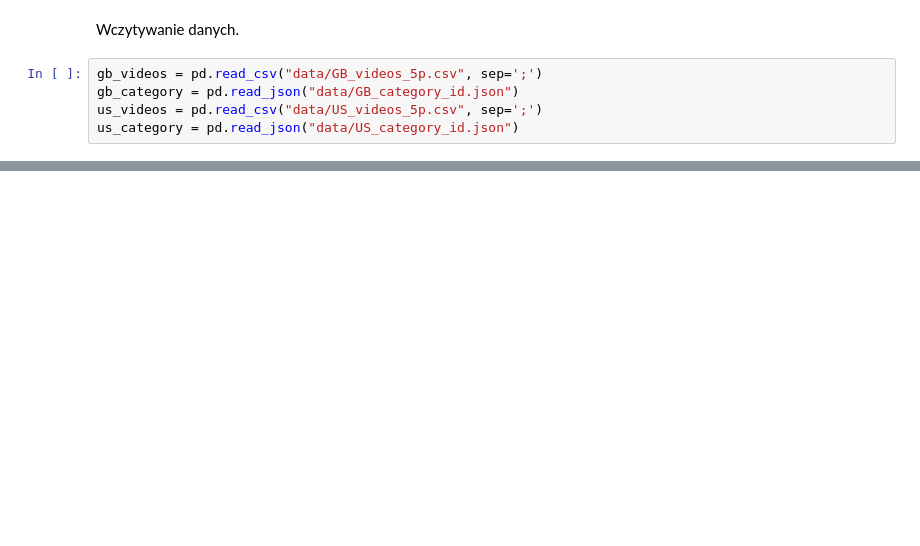
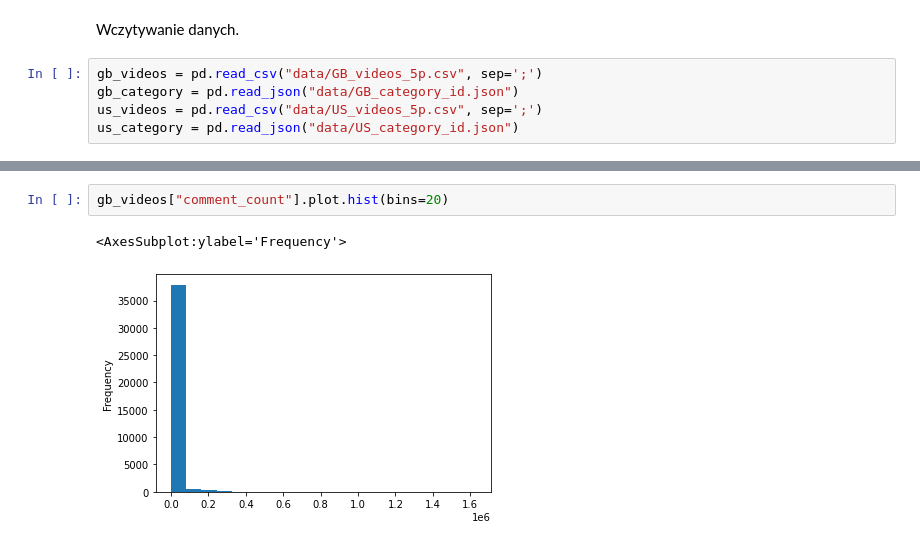
Before and after one commit to Southeaven/PED, a Jupyter notebook: ch1.ipynb, the cells around one changed output, grey strips where cells are left out. Drawn from its saved outputs; the diff is of its cells as text; blank space fills up the shorter version.

```diff
--- a/ch1.ipynb
+++ b/ch1.ipynb
@@ -22,0 +45,5 @@ gb_videos.head()
+# %%
+gb_videos["comment_count"].plot.hist(bins=20)
+# %% [output]
+<AxesSubplot:ylabel='Frequency'>
+[figure, added]
```
Also changed, not shown: parts of 15 cells of this notebook.
